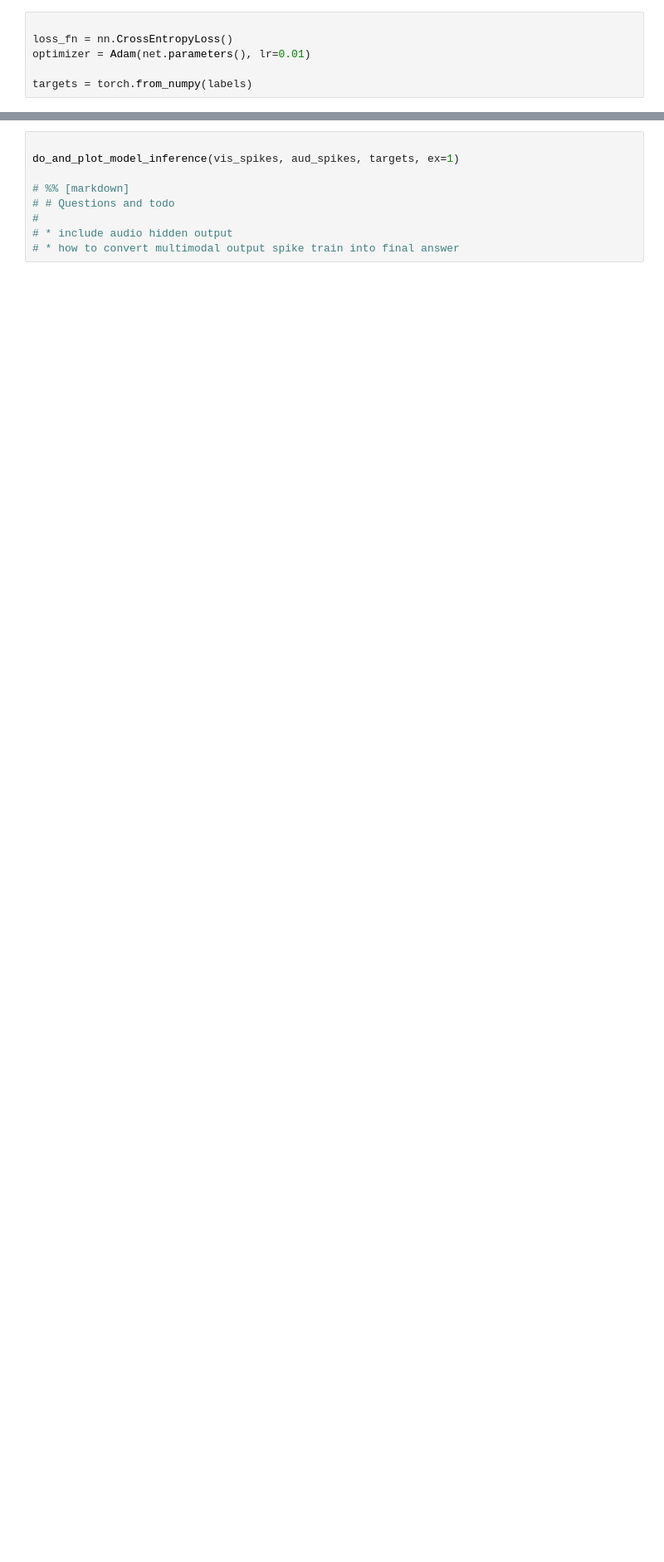
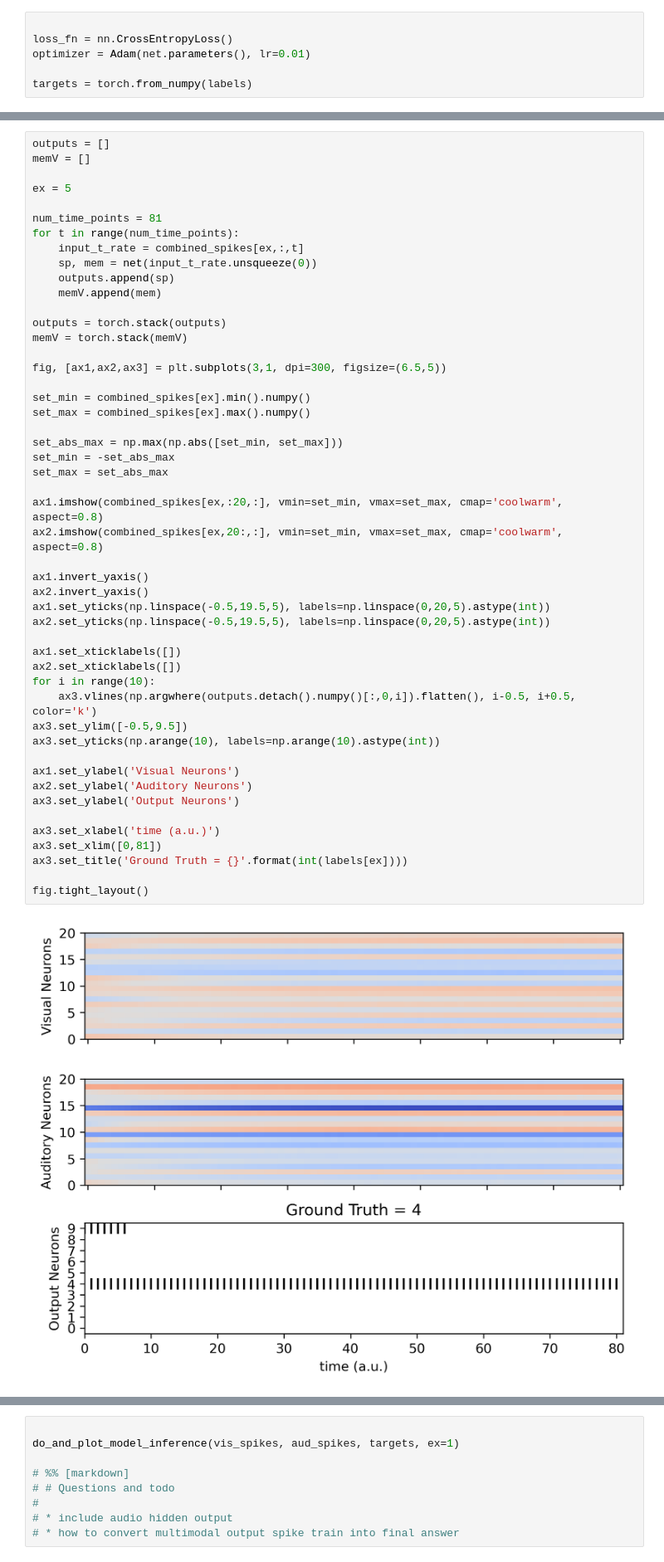
Before and after one commit to dylanmmartins/multimodal-SNN, a Jupyter notebook: population_integration.ipynb, the cells around one changed output, grey strips where cells are left out. Shown at 83% size. Saved outputs shown, nothing was run; the diff lists cells and outputs as text; blank space fills up the shorter version.

```diff
--- a/population_integration.ipynb
+++ b/population_integration.ipynb
@@ -208,0 +140,51 @@ TypeError: Axes.scatter() got multiple values for argument 's'
+# %%
+outputs = []
+memV = []
+
+ex = 5
+
+num_time_points = 81
+for t in range(num_time_points):
+	input_t_rate = combined_spikes[ex,:,t]
+	sp, mem = net(input_t_rate.unsqueeze(0))
+	outputs.append(sp)
+	memV.append(mem)
+
+outputs = torch.stack(outputs)
+memV = torch.stack(memV)
+
+fig, [ax1,ax2,ax3] = plt.subplots(3,1, dpi=300, figsize=(6.5,5))
+
+set_min = combined_spikes[ex].min().numpy()
+set_max = combined_spikes[ex].max().numpy()
+
+set_abs_max = np.max(np.abs([set_min, set_max]))
+set_min = -set_abs_max
+set_max = set_abs_max
+
+ax1.imshow(combined_spikes[ex,:20,:], vmin=set_min, vmax=set_max, cmap='coolwarm', aspect=0.8)
+ax2.imshow(combined_spikes[ex,20:,:], vmin=set_min, vmax=set_max, cmap='coolwarm', aspect=0.8)
+
+ax1.invert_yaxis()
+ax2.invert_yaxis()
+ax1.set_yticks(np.linspace(-0.5,19.5,5), labels=np.linspace(0,20,5).astype(int))
+ax2.set_yticks(np.linspace(-0.5,19.5,5), labels=np.linspace(0,20,5).astype(int))
+
+ax1.set_xticklabels([])
+ax2.set_xticklabels([])
+for i in range(10):
+	ax3.vlines(np.argwhere(outputs.detach().numpy()[:,0,i]).flatten(), i-0.5, i+0.5, color='k')
+ax3.set_ylim([-0.5,9.5])
+ax3.set_yticks(np.arange(10), labels=np.arange(10).astype(int))
+
+ax1.set_ylabel('Visual Neurons')
+ax2.set_ylabel('Auditory Neurons')
+ax3.set_ylabel('Output Neurons')
+
+ax3.set_xlabel('time (a.u.)')
+ax3.set_xlim([0,81])
+ax3.set_title('Ground Truth = {}'.format(int(labels[ex])))
+
+fig.tight_layout()
+# %% [output]
+[figure, added]
```
Also changed, not shown: parts of 11 cells of this notebook.
